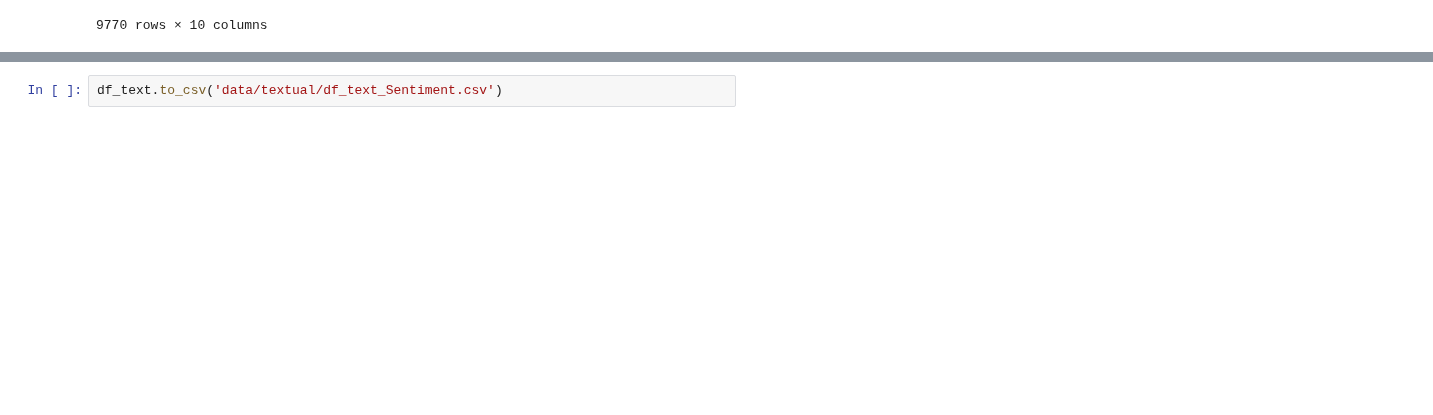
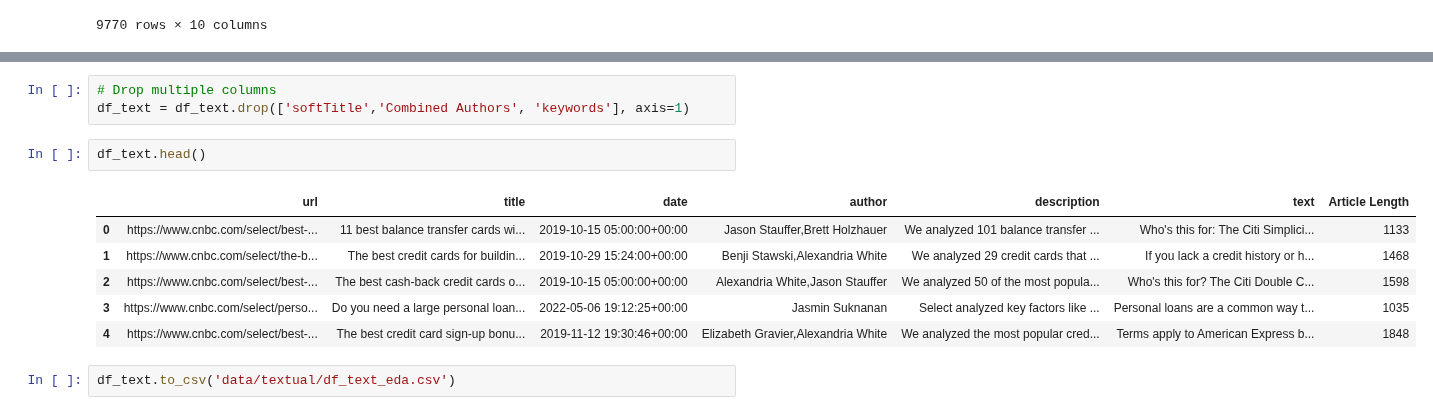
Before and after one commit to EthanFalcao/Sentiment-Analysis-in-Financial-Markets, a Jupyter notebook: 2. (CNBC_Text) - Exploratory Data Analysis.ipynb, the cells around one changed output, grey strips where cells are left out. Saved outputs shown, nothing was run; the diff lists cells and outputs as text; blank space fills up the shorter version.

```diff
--- a/2. (CNBC_Text) - Exploratory Data Analysis.ipynb
+++ b/2. (CNBC_Text) - Exploratory Data Analysis.ipynb
@@ -365,2 +378,14 @@ df_text
+# %%
+# Drop multiple columns
+df_text = df_text.drop(['softTitle','Combined Authors', 'keywords'], axis=1)
+# %%
+df_text.head()
+# %% [output]
+|  | url | title | date | author | description | text | Article Length |
+| 0 | https://www.cnbc.com/select/best-... | 11 best balance transfer cards wi... | 2019-10-15 05:00:00+00:00 | Jason Stauffer,Brett Holzhauer | We analyzed 101 balance transfer ... | Who's this for: The Citi Simplici... | 1133 |
+| 1 | https://www.cnbc.com/select/the-b... | The best credit cards for buildin... | 2019-10-29 15:24:00+00:00 | Benji Stawski,Alexandria White | We analyzed 29 credit cards that ... | If you lack a credit history or h... | 1468 |
+| 2 | https://www.cnbc.com/select/best-... | The best cash-back credit cards o... | 2019-10-15 05:00:00+00:00 | Alexandria White,Jason Stauffer | We analyzed 50 of the most popula... | Who's this for? The Citi Double C... | 1598 |
+| 3 | https://www.cnbc.com/select/perso... | Do you need a large personal loan... | 2022-05-06 19:12:25+00:00 | Jasmin Suknanan | Select analyzed key factors like ... | Personal loans are a common way t... | 1035 |
+| 4 | https://www.cnbc.com/select/best-... | The best credit card sign-up bonu... | 2019-11-12 19:30:46+00:00 | Elizabeth Gravier,Alexandria White | We analyzed the most popular cred... | Terms apply to American Express b... | 1848 |
 # %%
-df_text.to_csv('data/textual/df_text_Sentiment.csv')
+df_text.to_csv('data/textual/df_text_eda.csv')
```
Also changed, not shown: parts of 3 cells of this notebook, 7 other files.
